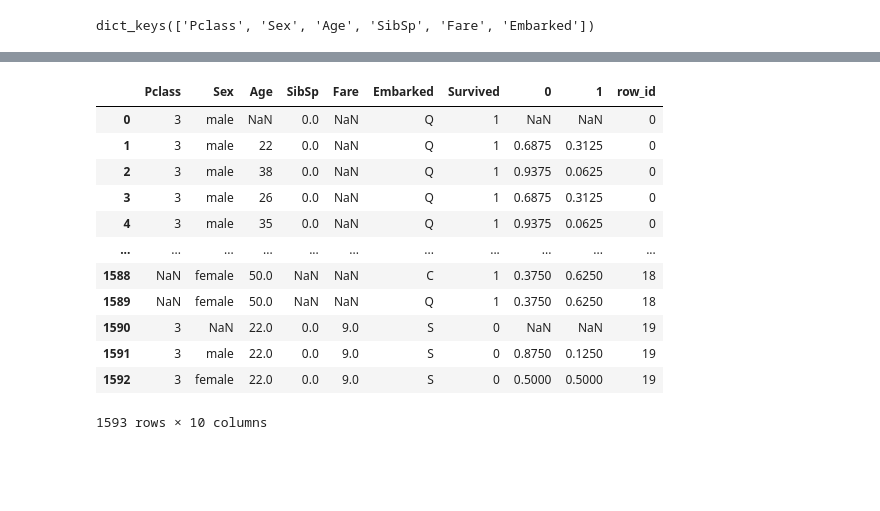
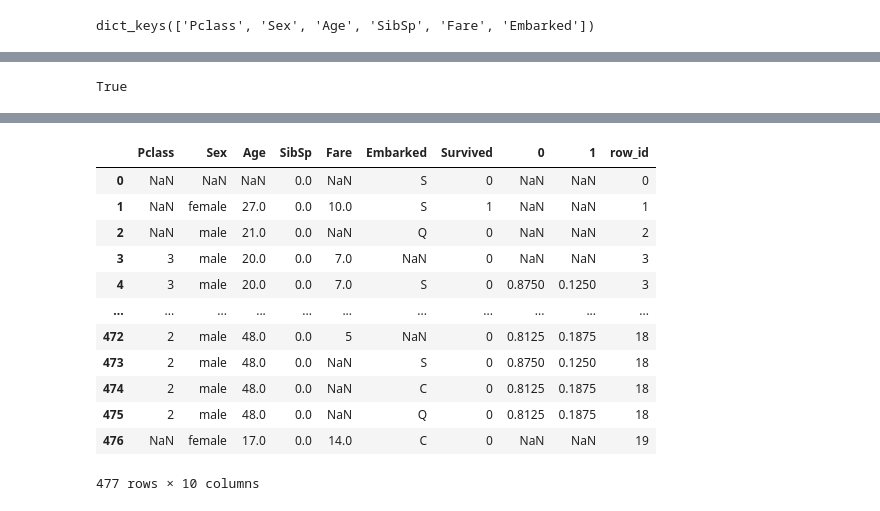
Before and after one commit to ysraell/random-forest-mc-utils, a Jupyter notebook: dev/val-1.1.0.ipynb, the cells around one changed output, grey strips where cells are left out. Saved outputs shown, nothing was run; the diff lists cells and outputs as text; code cells hidden in the pictures; blank space fills up the shorter version.

```diff
--- a/dev/val-1.1.0.ipynb
+++ b/dev/val-1.1.0.ipynb
@@ -150,6 +145,14 @@ dataset_missing_values
 142 rows × 7 columns
+# %%
+df_tmp.isna().any().any()
+# %% [output]
+True
 # %%
-df_pred_missings = cls.predictMissingValues(dataset_missing_values.sample(n=20), dict_values)
+while True:
+    df_tmp = dataset_missing_values.sample(n=20)
+    if df_tmp.isna().any().any():
+        break
+df_pred_missings = cls.predictMissingValues(df_tmp, dict_values)
 df_pred_missings
 # %% [output]
 WARNING:root:Filling rows process: found row without missing data!
@@ -156,16 +161,16 @@ WARNING:root:Filling rows process: found row without missing data!
 |  | Pclass | Sex | Age | SibSp | Fare | Embarked | Survived | 0 | 1 | row_id |
-| 0 | 3 | male | NaN | 0.0 | NaN | Q | 1 | NaN | NaN | 0 |
-| 1 | 3 | male | 22 | 0.0 | NaN | Q | 1 | 0.6875 | 0.3125 | 0 |
-| 2 | 3 | male | 38 | 0.0 | NaN | Q | 1 | 0.9375 | 0.0625 | 0 |
-| 3 | 3 | male | 26 | 0.0 | NaN | Q | 1 | 0.6875 | 0.3125 | 0 |
-| 4 | 3 | male | 35 | 0.0 | NaN | Q | 1 | 0.9375 | 0.0625 | 0 |
+| 0 | NaN | NaN | NaN | 0.0 | NaN | S | 0 | NaN | NaN | 0 |
+| 1 | NaN | female | 27.0 | 0.0 | 10.0 | S | 1 | NaN | NaN | 1 |
+| 2 | NaN | male | 21.0 | 0.0 | NaN | Q | 0 | NaN | NaN | 2 |
+| 3 | 3 | male | 20.0 | 0.0 | 7.0 | NaN | 0 | NaN | NaN | 3 |
+| 4 | 3 | male | 20.0 | 0.0 | 7.0 | S | 0 | 0.8750 | 0.1250 | 3 |
 | ... | ... | ... | ... | ... | ... | ... | ... | ... | ... | ... |
-| 1588 | NaN | female | 50.0 | NaN | NaN | C | 1 | 0.3750 | 0.6250 | 18 |
-| 1589 | NaN | female | 50.0 | NaN | NaN | Q | 1 | 0.3750 | 0.6250 | 18 |
-| 1590 | 3 | NaN | 22.0 | 0.0 | 9.0 | S | 0 | NaN | NaN | 19 |
-| 1591 | 3 | male | 22.0 | 0.0 | 9.0 | S | 0 | 0.8750 | 0.1250 | 19 |
-| 1592 | 3 | female | 22.0 | 0.0 | 9.0 | S | 0 | 0.5000 | 0.5000 | 19 |
+| 472 | 2 | male | 48.0 | 0.0 | 5 | NaN | 0 | 0.8125 | 0.1875 | 18 |
+| 473 | 2 | male | 48.0 | 0.0 | NaN | S | 0 | 0.8750 | 0.1250 | 18 |
+| 474 | 2 | male | 48.0 | 0.0 | NaN | C | 0 | 0.8125 | 0.1875 | 18 |
+| 475 | 2 | male | 48.0 | 0.0 | NaN | Q | 0 | 0.8125 | 0.1875 | 18 |
+| 476 | NaN | female | 17.0 | 0.0 | 14.0 | C | 0 | NaN | NaN | 19 |
-1593 rows × 10 columns
+477 rows × 10 columns
 # %%
 df_pred_missings = cls.predictMissingValues(dataset.sample(n=20), dict_values)
 df_pred_missings
```
Also changed, not shown: parts of 17 cells of this notebook.
